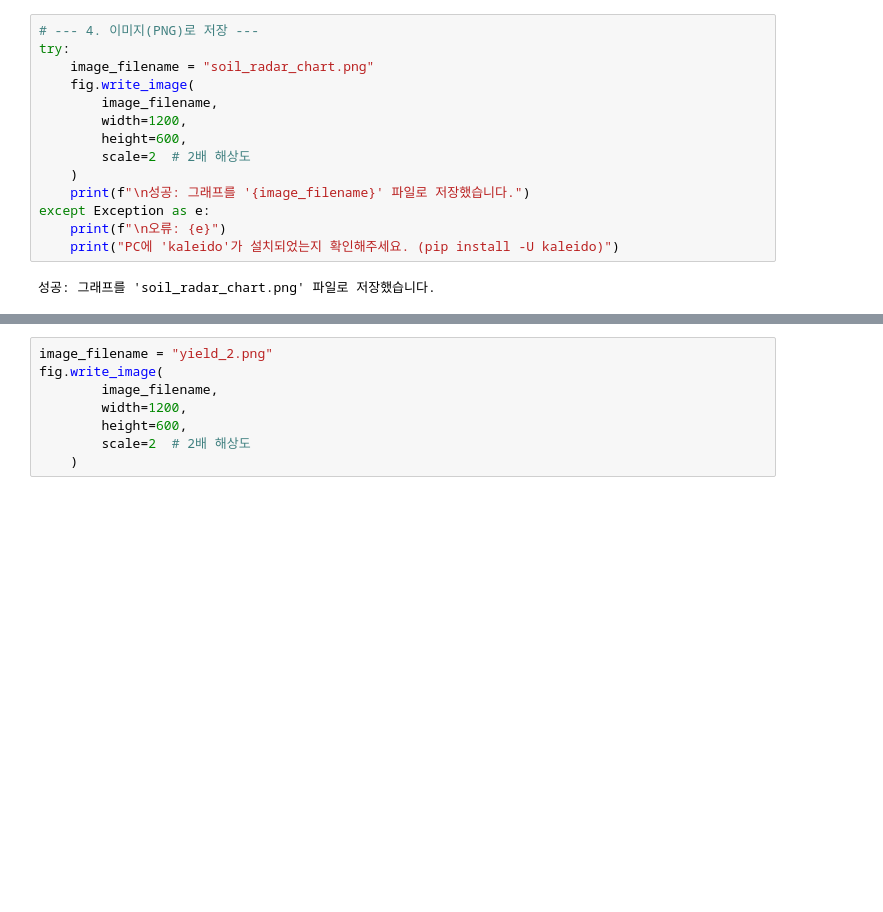
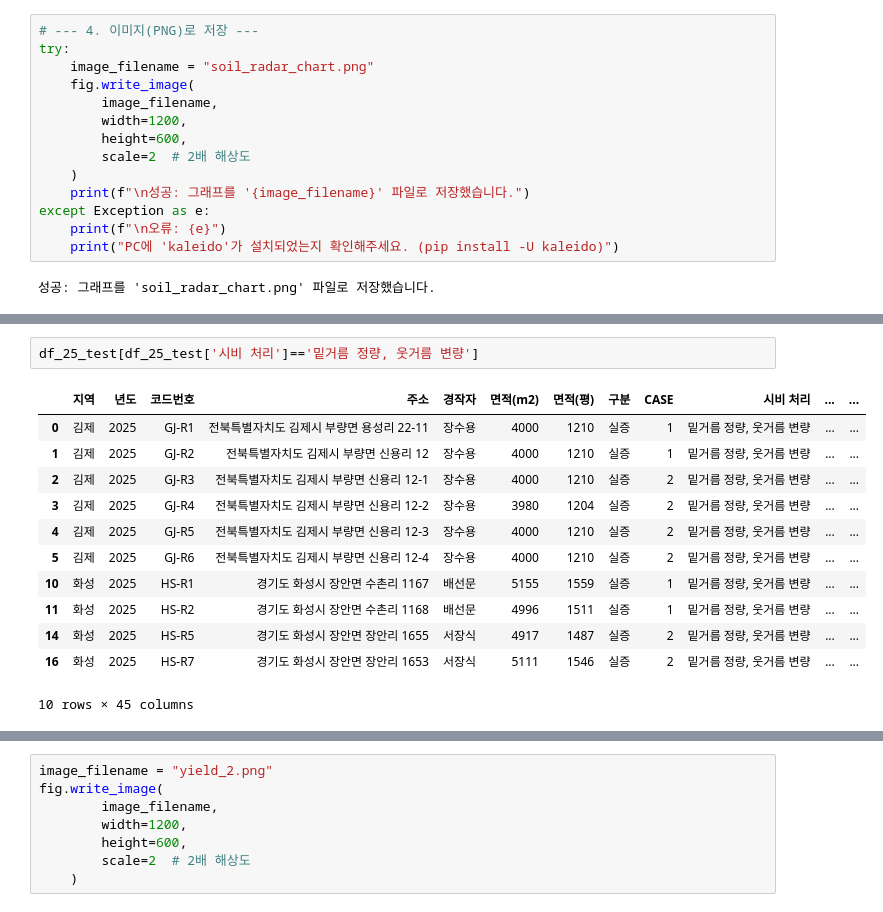
Before and after one commit to sirasony35/rice_analysis, a Jupyter notebook: basic_analysis.ipynb, the cells around one changed output, grey strips where cells are left out. Drawn from its saved outputs; the diff is of its cells as text; blank space fills up the shorter version.

```diff
--- a/basic_analysis.ipynb
+++ b/basic_analysis.ipynb
@@ -154,0 +206,15 @@ except Exception as e:
+# %%
+df_25_test[df_25_test['시비 처리']=='밑거름 정량, 웃거름 변량']
+# %% [output]
+|  | 지역 | 년도 | 코드번호 | 주소 | 경작자 | 면적(m2) | 면적(평) | 구분 | CASE | 시비 처리 | ... | ... |
+| 0 | 김제 | 2025 | GJ-R1 | 전북특별자치도 김제시 부량면 용성리 22-11 | 장수용 | 4000 | 1210 | 실증 | 1 | 밑거름 정량, 웃거름 변량 | ... | ... |
+| 1 | 김제 | 2025 | GJ-R2 | 전북특별자치도 김제시 부량면 신용리 12 | 장수용 | 4000 | 1210 | 실증 | 1 | 밑거름 정량, 웃거름 변량 | ... | ... |
+| 2 | 김제 | 2025 | GJ-R3 | 전북특별자치도 김제시 부량면 신용리 12-1 | 장수용 | 4000 | 1210 | 실증 | 2 | 밑거름 정량, 웃거름 변량 | ... | ... |
+| 3 | 김제 | 2025 | GJ-R4 | 전북특별자치도 김제시 부량면 신용리 12-2 | 장수용 | 3980 | 1204 | 실증 | 2 | 밑거름 정량, 웃거름 변량 | ... | ... |
+| 4 | 김제 | 2025 | GJ-R5 | 전북특별자치도 김제시 부량면 신용리 12-3 | 장수용 | 4000 | 1210 | 실증 | 2 | 밑거름 정량, 웃거름 변량 | ... | ... |
+| 5 | 김제 | 2025 | GJ-R6 | 전북특별자치도 김제시 부량면 신용리 12-4 | 장수용 | 4000 | 1210 | 실증 | 2 | 밑거름 정량, 웃거름 변량 | ... | ... |
+| 10 | 화성 | 2025 | HS-R1 | 경기도 화성시 장안면 수촌리 1167 | 배선문 | 5155 | 1559 | 실증 | 1 | 밑거름 정량, 웃거름 변량 | ... | ... |
+| 11 | 화성 | 2025 | HS-R2 | 경기도 화성시 장안면 수촌리 1168 | 배선문 | 4996 | 1511 | 실증 | 1 | 밑거름 정량, 웃거름 변량 | ... | ... |
+| 14 | 화성 | 2025 | HS-R5 | 경기도 화성시 장안면 장안리 1655 | 서장식 | 4917 | 1487 | 실증 | 2 | 밑거름 정량, 웃거름 변량 | ... | ... |
+| 16 | 화성 | 2025 | HS-R7 | 경기도 화성시 장안면 장안리 1653 | 서장식 | 5111 | 1546 | 실증 | 2 | 밑거름 정량, 웃거름 변량 | ... | ... |
+10 rows × 45 columns
```
Also changed, not shown: parts of 15 cells of this notebook.
